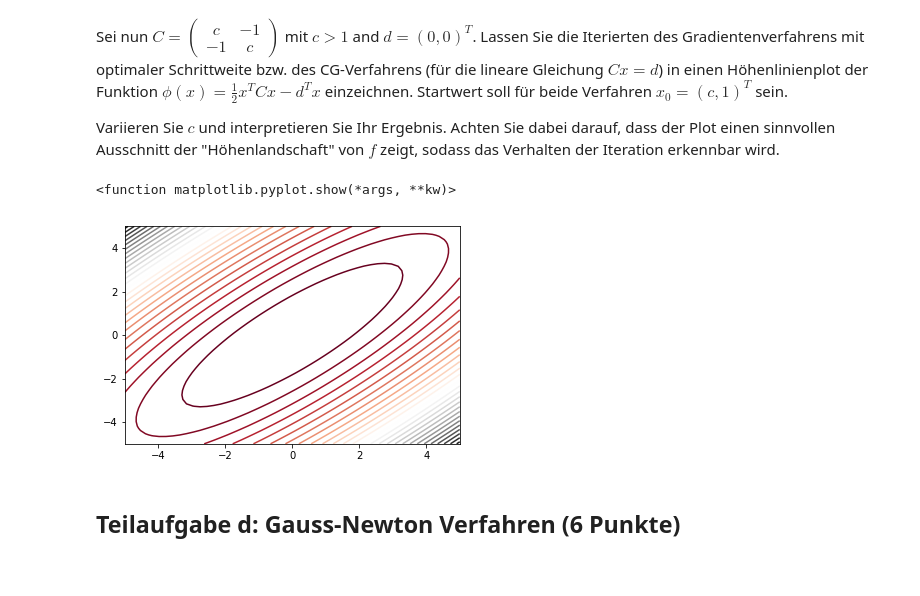
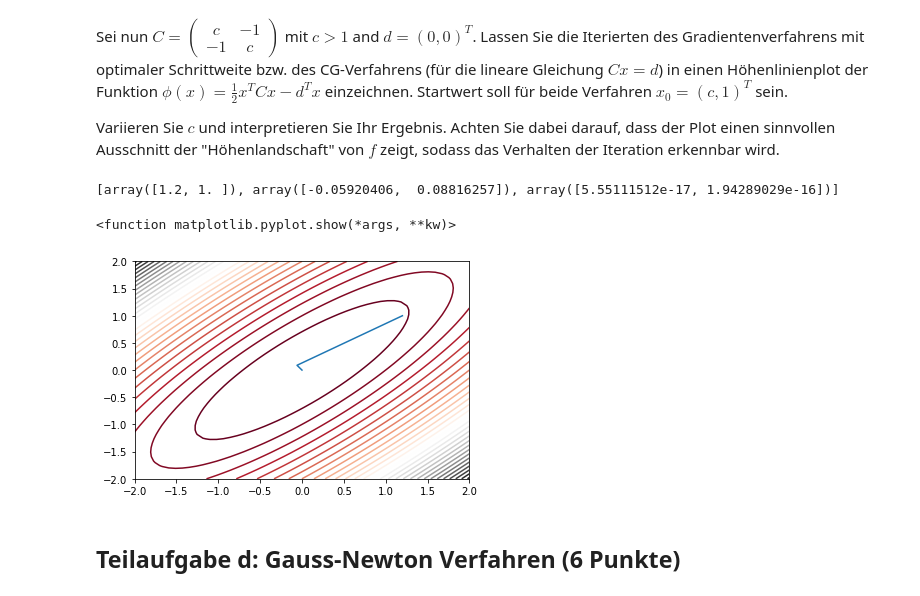
Before and after one commit to RGiga4/Numerik-101, a Jupyter notebook: ProgrammieraufgabeII.ipynb, the cells around one changed output. Cells and saved outputs as stored; diff of their text form; code cells hidden in the pictures.

Commit message:
Update ProgrammieraufgabeII.ipynb
mehr plot

```diff
--- a/ProgrammieraufgabeII.ipynb
+++ b/ProgrammieraufgabeII.ipynb
@@ -128,32 +128,38 @@ Variieren Sie $c$ und interpretieren Sie Ihr Ergebnis. Achten Sie dabei darauf,
 # %%
 def phi(C, x1, x2):
     x = np.array([x1,x2])
     #print(x)
     return 0.5*np.dot(x.T,np.dot(C,x))
 def h(C, X, Y):
     res = np.zeros_like(X)
     it = np.nditer(res, flags=['multi_index'],op_flags=['readwrite'])
     while not it.finished:
         it[0][...] = phi(C, X[it.multi_index[0]][it.multi_index[1]], Y[it.multi_index[0]][it.multi_index[1]])
         it.iternext()
     return res
 
 c = 1.2
 
 C = np.array([[c,-1],[-1,c]])
+x0 = np.array([c,1])
+b = np.array([0,0])
+res, xvals= mycg(A,b,x0,10, 0.001)
+print(xvals)
 
-x = np.linspace(-5,5,50)
-y = np.linspace(-5,5,50)
+x = np.linspace(-2,2,50)
+y = np.linspace(-2,2,50)
 
 X, Y =np.meshgrid(x,y)
 
 Z = h(C, X, Y)
 #plt.contour(X, Y, Z, colors="black")
 plt.contour(X, Y, Z, 30, cmap='RdGy')
+plt.plot([x[0] for x in xvals],[x[1] for x in xvals])
 plt.show
 # %% [output]
-<function matplotlib.pyplot.show(*args, **kw)>
+[array([1.2, 1. ]), array([-0.05920406,  0.08816257]), array([5.55111512e-17, 1.94289029e-16])]
+<function matplotlib.pyplot.show(*args, **kw)>
-[figure, old version]
+[figure, new version]
 # %% [markdown]
 ## Teilaufgabe d: Gauss-Newton Verfahren (6 Punkte)
 # %% [markdown]
```
Also changed, not shown: parts of 1 cell of this notebook.
